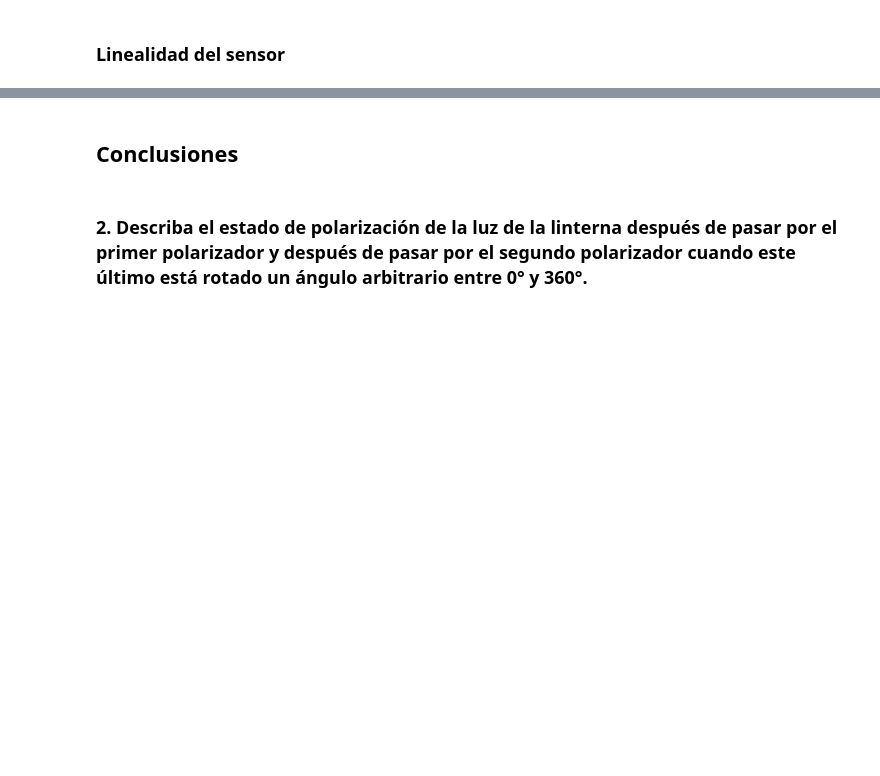
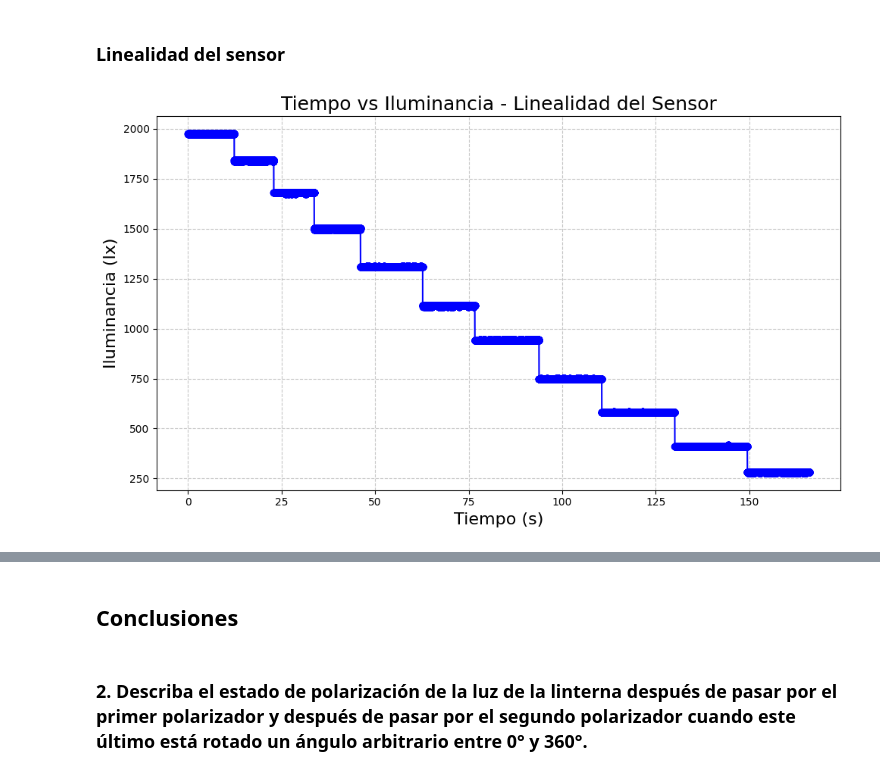
Before and after one commit to PinzonHarker/2024-II_Mediciones_Opticas, a Jupyter notebook: Exp5b_Ley_De_Malus/Exp5b_ley_de_malus.ipynb, the cells around one changed output, grey strips where cells are left out. Drawn from its saved outputs; the diff is of its cells as text; code cells hidden in the pictures; blank space fills up the shorter version.

```diff
--- a/Exp5b_Ley_De_Malus/Exp5b_ley_de_malus.ipynb
+++ b/Exp5b_Ley_De_Malus/Exp5b_ley_de_malus.ipynb
@@ -388,2 +400,13 @@ Text(0.5, 1.0, 'Distribución de Iluminancia')
 # %% [markdown]
 ### Linealidad del sensor
+# %%
+# Cargar datos desde el archivo Excel
+datos_linealidad_sensor = pd.read_excel("Linealidad_Sensor/Luz_2025_01_15_17_38_10.xls")
+
+
+# Graficar tiempo contra iluminancia en coordenadas usuales
+fig, ax = plot_template("Tiempo vs Iluminancia - Linealidad del Sensor", "Tiempo (s)", "Iluminancia (lx)")
+ax.plot(datos_linealidad_sensor["Time (s)"][:], datos_linealidad_sensor["Illuminance (lx)"][:], marker='o', linestyle='-', color='b')
+plt.show()
+# %% [output]
+[figure, added]
```
Also changed, not shown: parts of 10 cells of this notebook, 1 other file.
